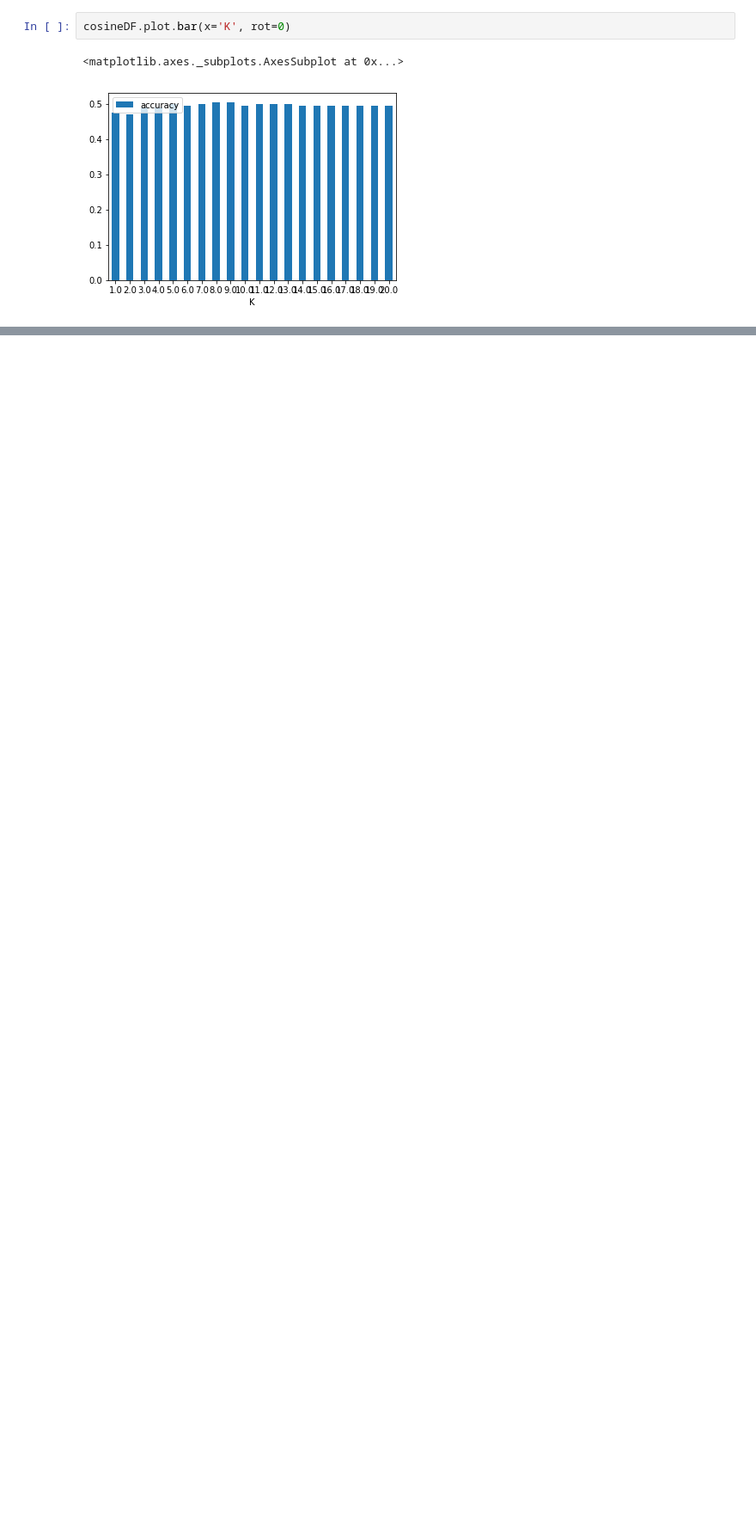
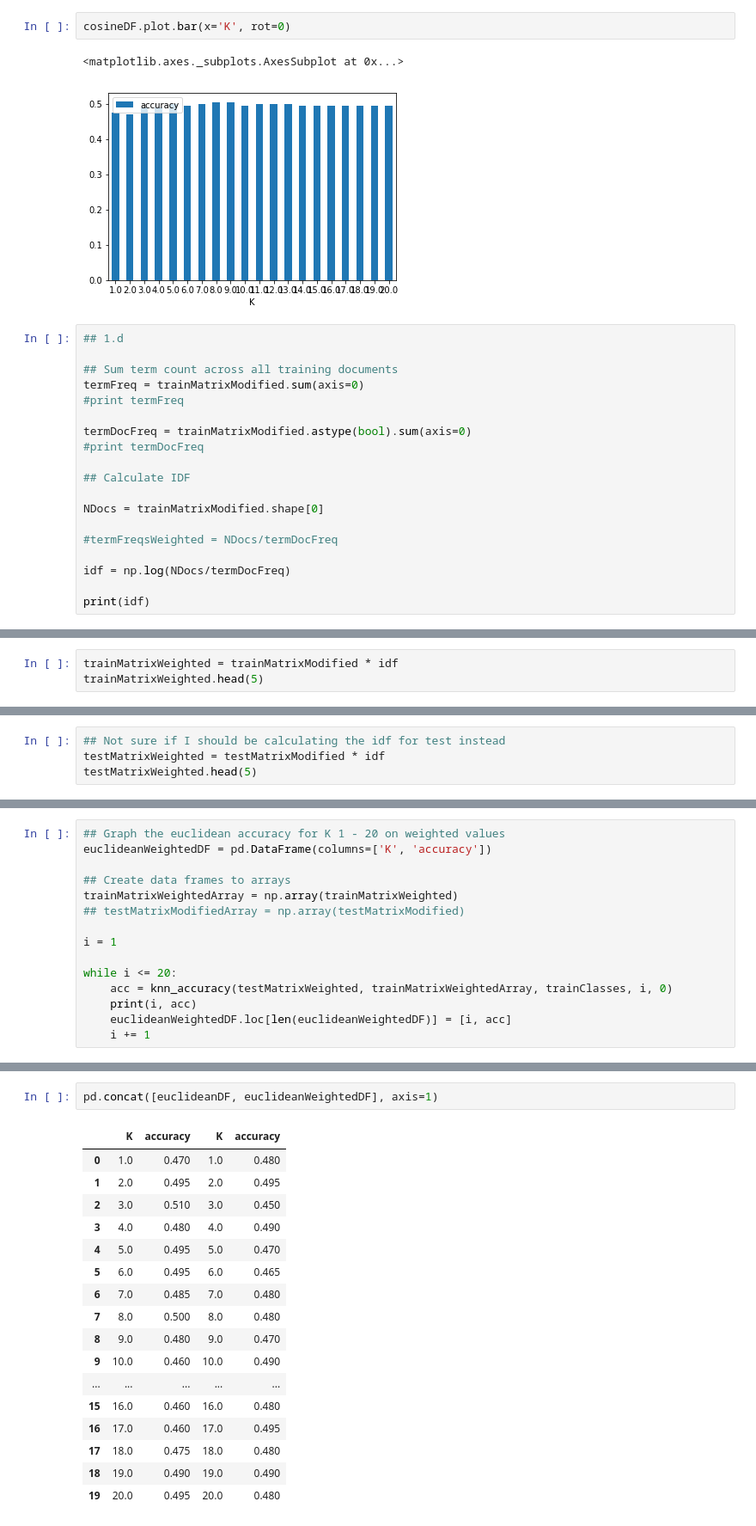
Before and after one commit to MickeyGeorge/dsc478, a Jupyter notebook: Assignment2/MichaelJanke_Assignment2.ipynb, the cells around one changed output, grey strips where cells are left out. Shown at 86% size. Cells and saved outputs as stored; diff of their text form; blank space fills up the shorter version.

```diff
--- a/Assignment2/MichaelJanke_Assignment2.ipynb
+++ b/Assignment2/MichaelJanke_Assignment2.ipynb
@@ -396,3 +396,22 @@ cosineDF.plot.bar(x='K', rot=0)
 # %% [output]
 <matplotlib.axes._subplots.AxesSubplot at 0x...>
 [figure]
+# %%
+## 1.d
+
+## Sum term count across all training documents
+termFreq = trainMatrixModified.sum(axis=0)
+#print termFreq
+
+termDocFreq = trainMatrixModified.astype(bool).sum(axis=0)
+#print termDocFreq
+
+## Calculate IDF
+
+NDocs = trainMatrixModified.shape[0]
+
+#termFreqsWeighted = NDocs/termDocFreq
+
+idf = np.log(NDocs/termDocFreq)
+
+print(idf)
@@ -398,0 +446,3 @@ cosineDF.plot.bar(x='K', rot=0)
+# %%
+trainMatrixWeighted = trainMatrixModified * idf
+trainMatrixWeighted.head(5)
@@ -398,0 +457,4 @@ cosineDF.plot.bar(x='K', rot=0)
+# %%
+## Not sure if I should be calculating the idf for test instead
+testMatrixWeighted = testMatrixModified * idf
+testMatrixWeighted.head(5)
@@ -398,0 +469,15 @@ cosineDF.plot.bar(x='K', rot=0)
+# %%
+## Graph the euclidean accuracy for K 1 - 20 on weighted values
+euclideanWeightedDF = pd.DataFrame(columns=['K', 'accuracy'])
+
+## Create data frames to arrays
+trainMatrixWeightedArray = np.array(trainMatrixWeighted)
+## testMatrixModifiedArray = np.array(testMatrixModified)
+
+i = 1
+
+while i <= 20:
+    acc = knn_accuracy(testMatrixWeighted, trainMatrixWeightedArray, trainClasses, i, 0)
+    print(i, acc)
+    euclideanWeightedDF.loc[len(euclideanWeightedDF)] = [i, acc]
+    i += 1
@@ -398,0 +525,20 @@ cosineDF.plot.bar(x='K', rot=0)
+# %%
+pd.concat([euclideanDF, euclideanWeightedDF], axis=1)
+# %% [output]
+|  | K | accuracy | K | accuracy |
+| 0 | 1.0 | 0.470 | 1.0 | 0.480 |
+| 1 | 2.0 | 0.495 | 2.0 | 0.495 |
+| 2 | 3.0 | 0.510 | 3.0 | 0.450 |
+| 3 | 4.0 | 0.480 | 4.0 | 0.490 |
+| 4 | 5.0 | 0.495 | 5.0 | 0.470 |
+| 5 | 6.0 | 0.495 | 6.0 | 0.465 |
+| 6 | 7.0 | 0.485 | 7.0 | 0.480 |
+| 7 | 8.0 | 0.500 | 8.0 | 0.480 |
+| 8 | 9.0 | 0.480 | 9.0 | 0.470 |
+| 9 | 10.0 | 0.460 | 10.0 | 0.490 |
+| ... | ... | ... | ... | ... |
+| 15 | 16.0 | 0.460 | 16.0 | 0.480 |
+| 16 | 17.0 | 0.460 | 17.0 | 0.495 |
+| 17 | 18.0 | 0.475 | 18.0 | 0.480 |
+| 18 | 19.0 | 0.490 | 19.0 | 0.490 |
+| 19 | 20.0 | 0.495 | 20.0 | 0.480 |
```
Also changed, not shown: parts of 10 cells of this notebook, 1 other file.
